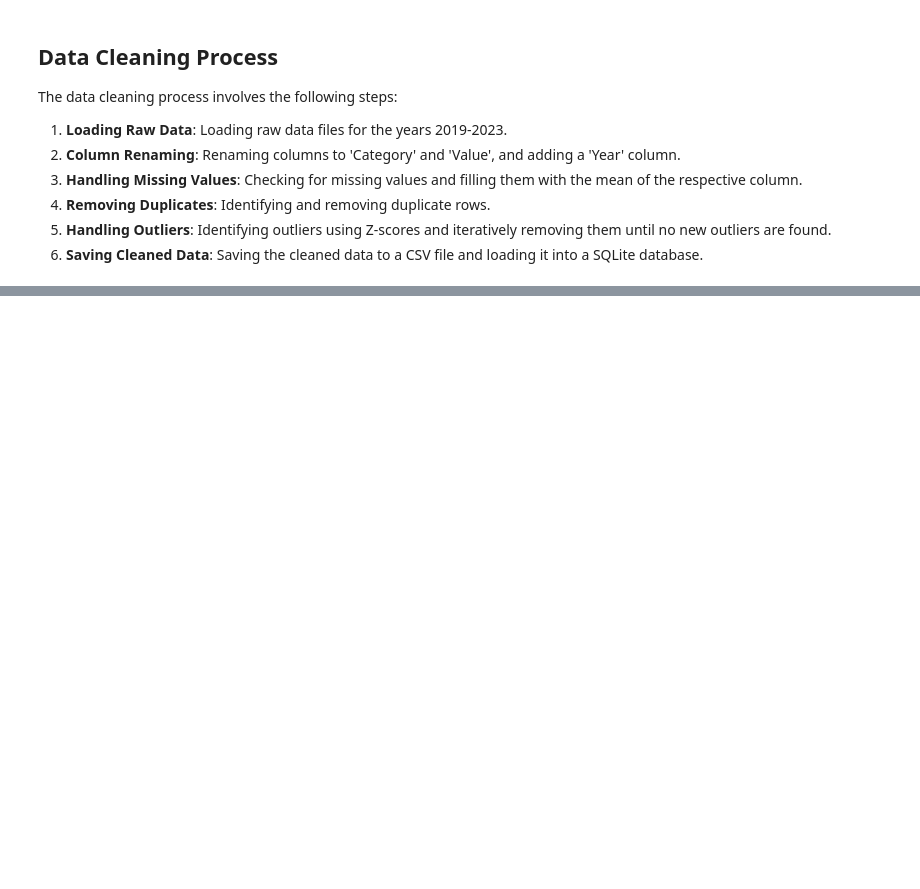
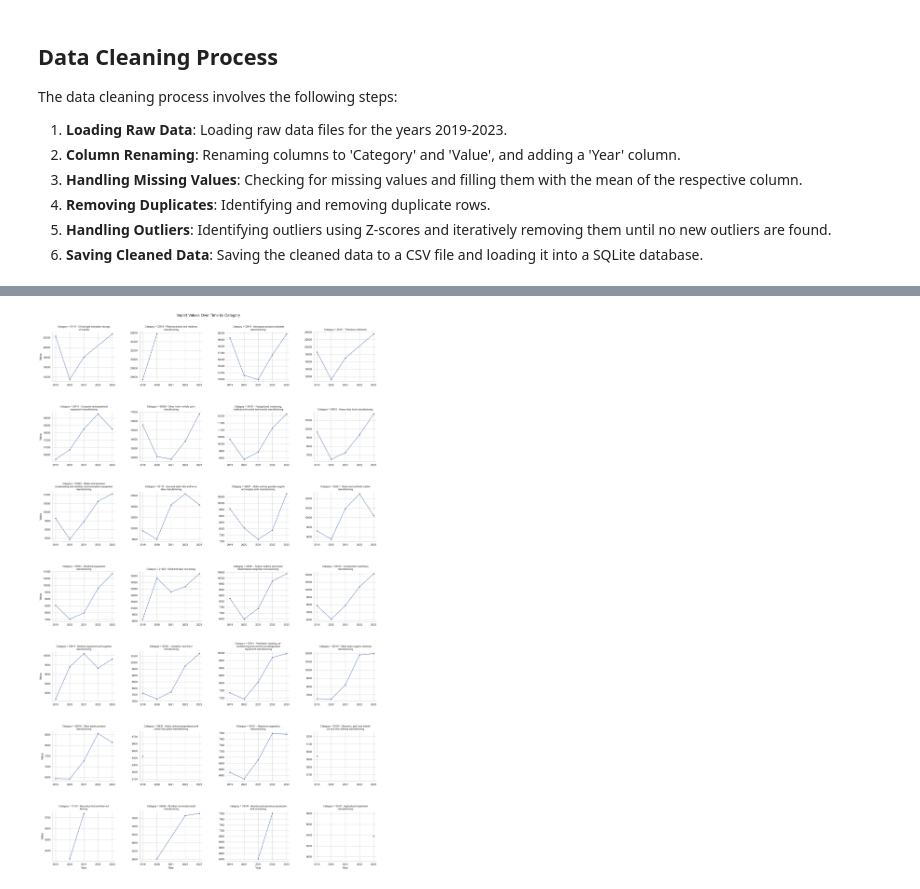
Before and after one commit to gifcolls/canadian-imports-data-analysis, a Jupyter notebook: notebooks/Imports_canada-1.ipynb, the cells around one changed output, grey strips where cells are left out. Saved outputs shown, nothing was run; the diff lists cells and outputs as text; code cells hidden in the pictures; blank space fills up the shorter version.

```diff
--- a/notebooks/Imports_canada-1.ipynb
+++ b/notebooks/Imports_canada-1.ipynb
@@ -165,0 +270,29 @@ We have successfully set up a SQLite database and loaded Canadian import data fr
+# %%
+import matplotlib.pyplot as plt
+import seaborn as sns
+import textwrap
+
+# Function to wrap text for long titles
+def wrap_text(text, width=50):
+    return '\n'.join(textwrap.wrap(text, width))
+
+# FacetGrid to create multiple plots for each category
+g = sns.FacetGrid(df_cleaned_total, col="Category", col_wrap=4, height=5, sharey=False)
+g.map_dataframe(sns.lineplot, x="Year", y="Value", marker='o')
+
+# Wrapping text for titles and setting x-tick labels
+for ax in g.axes.flatten():
+    title = ax.get_title()
+    ax.set_title(wrap_text(title), fontsize=10)
+    ax.tick_params(labelbottom=True, rotation=0)
+
+# Setting axis labels and suptitle
+g.set_axis_labels("Year", "Value")
+g.fig.suptitle('Import Values Over Time by Category', fontsize=16, y=.93)
+
+# Adjust layout for better readability
+plt.subplots_adjust(top=0.9, hspace=0.6, wspace=0.4)
+
+plt.show()
+# %% [output]
+[figure, added]
```
Also changed, not shown: parts of 15 cells of this notebook, 2 other files.
